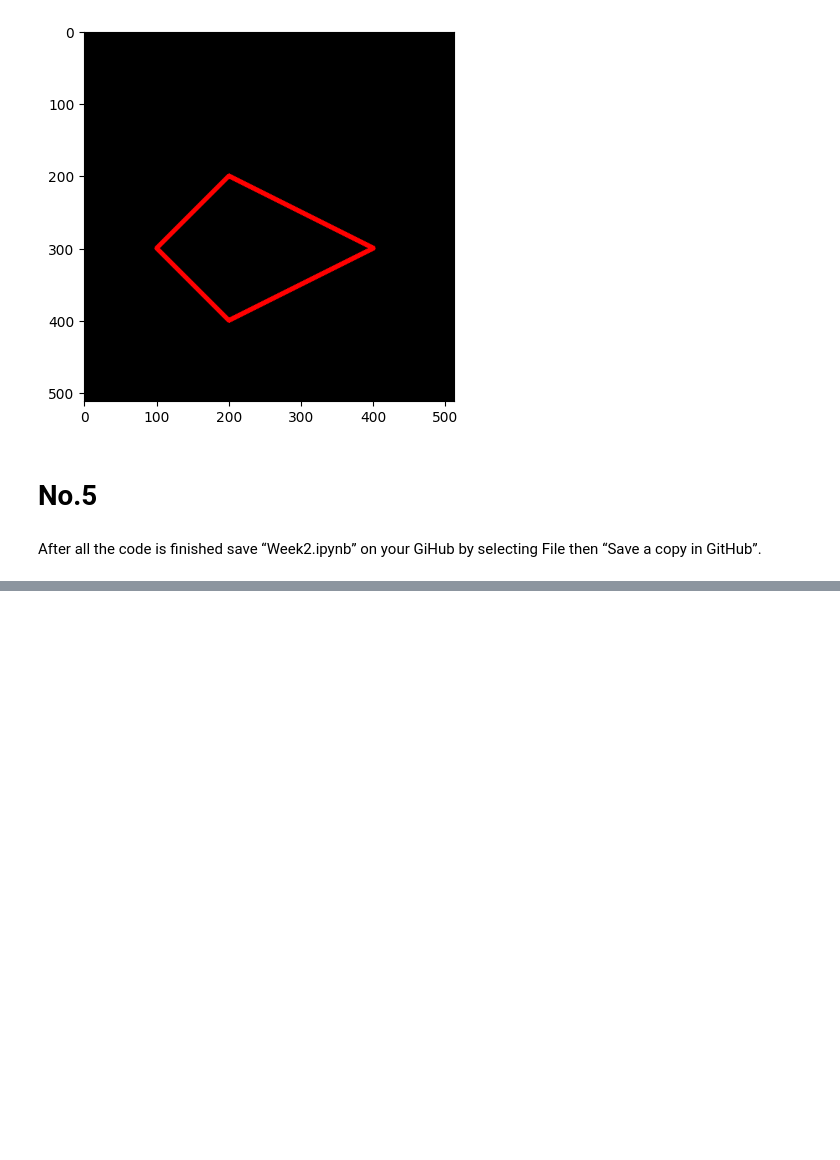
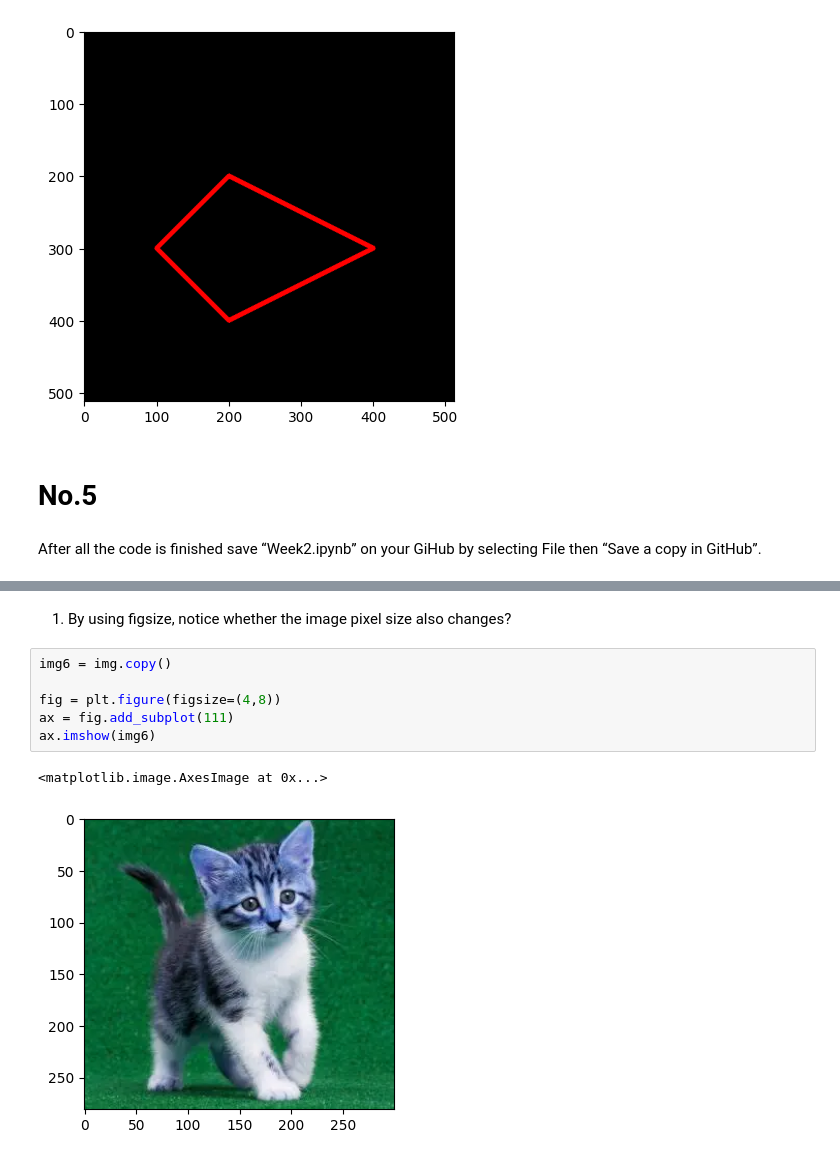
Before and after one commit to Golden028/PCVK, a Jupyter notebook: Week2.ipynb, the cells around one changed output, grey strips where cells are left out. Cells and saved outputs as stored; diff of their text form; blank space fills up the shorter version.

```diff
--- a/Week2.ipynb
+++ b/Week2.ipynb
@@ -146,0 +155,11 @@ After all the code is finished save “Week2.ipynb” on your GiHub by selecting
+# %% [markdown]
+1. By using figsize, notice whether the image pixel size also changes?
+# %%
+img6 = img.copy()
+
+fig = plt.figure(figsize=(4,8))
+ax = fig.add_subplot(111)
+ax.imshow(img6)
+# %% [output]
+<matplotlib.image.AxesImage at 0x...>
+[figure, added]
```
Also changed, not shown: parts of 21 cells of this notebook.
